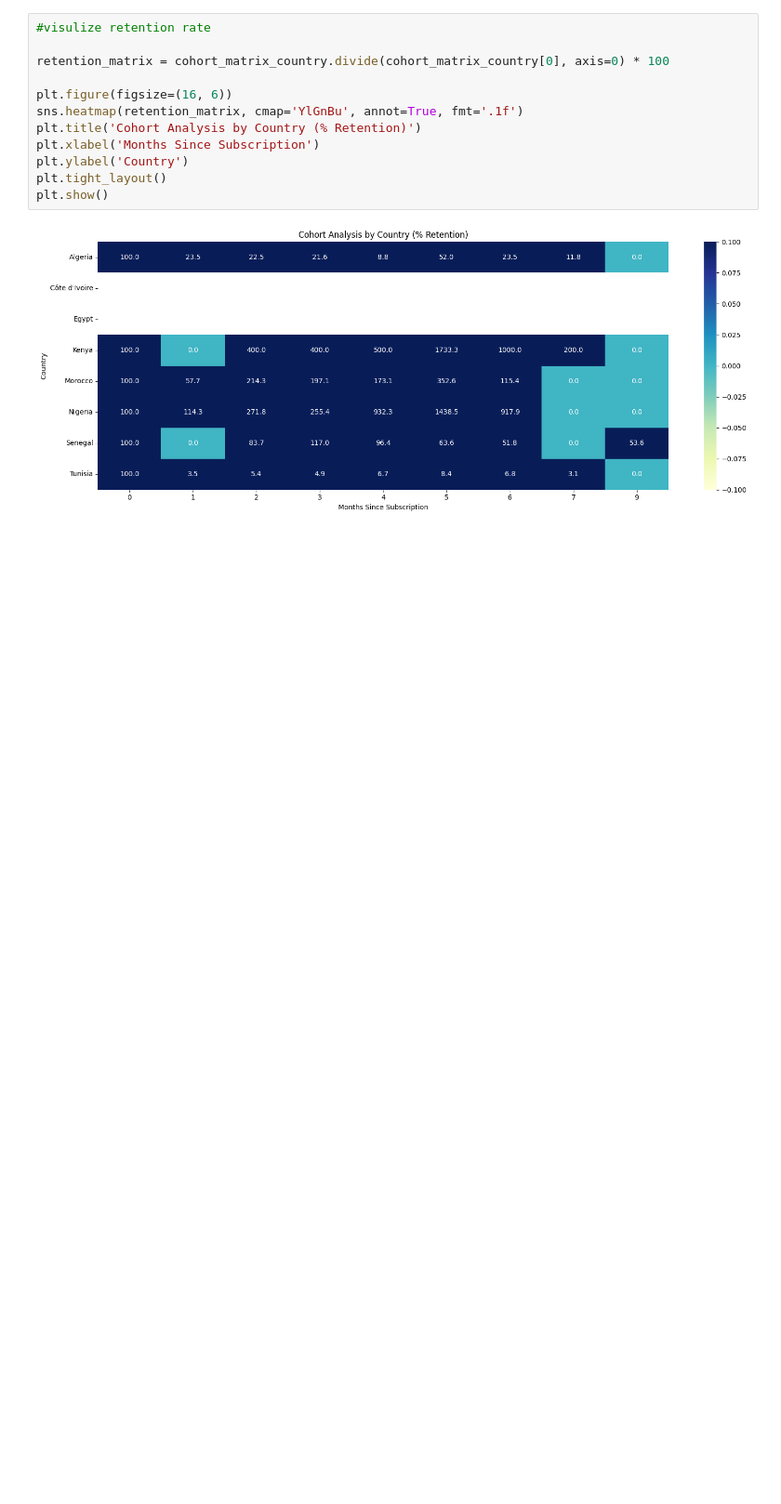
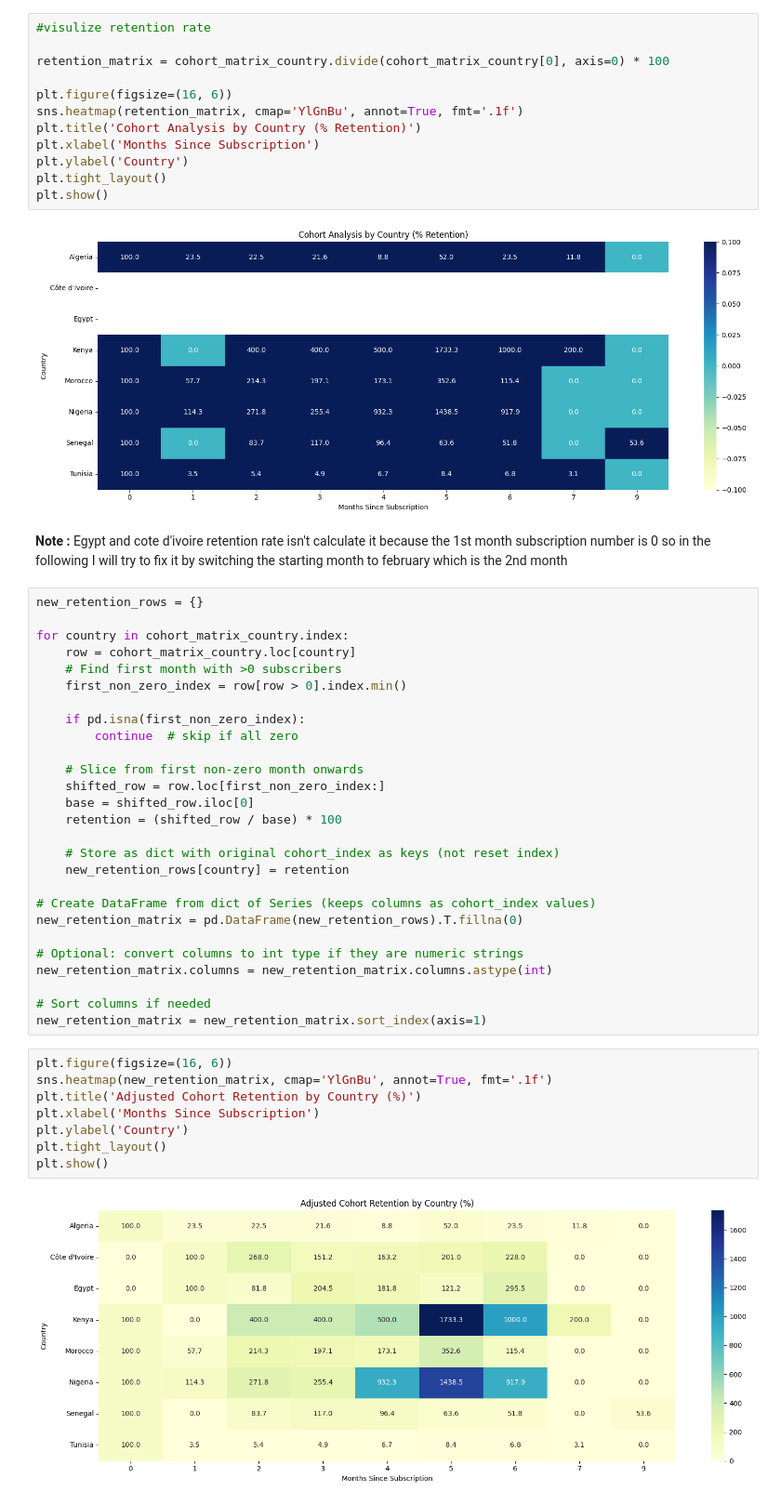
Before and after one commit to MayyaraHY/gomycode-etl-graph-dashboard, a Jupyter notebook: etl_task.ipynb, the cells around one changed output. Shown at 93% size. Drawn from its saved outputs; the diff is of its cells as text; blank space fills up the shorter version.

```diff
--- a/etl_task.ipynb
+++ b/etl_task.ipynb
@@ -470,3 +472,43 @@ plt.tight_layout()
 plt.show()
 # %% [output]
 [figure]
+# %% [markdown]
+**Note :**
+Egypt and cote d'ivoire retention rate isn't calculate it because the 1st month subscription number is 0 so in the following I will try to fix it by switching the starting month to february which is the 2nd month
+# %%
+new_retention_rows = {}
+
+for country in cohort_matrix_country.index:
+    row = cohort_matrix_country.loc[country]
+    # Find first month with >0 subscribers
+    first_non_zero_index = row[row > 0].index.min()
+
+    if pd.isna(first_non_zero_index):
+        continue  # skip if all zero
+
+    # Slice from first non-zero month onwards
+    shifted_row = row.loc[first_non_zero_index:]
+    base = shifted_row.iloc[0]
+    retention = (shifted_row / base) * 100
+
+    # Store as dict with original cohort_index as keys (not reset index)
+    new_retention_rows[country] = retention
+
+# Create DataFrame from dict of Series (keeps columns as cohort_index values)
+new_retention_matrix = pd.DataFrame(new_retention_rows).T.fillna(0)
+
+# Optional: convert columns to int type if they are numeric strings
+new_retention_matrix.columns = new_retention_matrix.columns.astype(int)
+
+# Sort columns if needed
+new_retention_matrix = new_retention_matrix.sort_index(axis=1)
+# %%
+plt.figure(figsize=(16, 6))
+sns.heatmap(new_retention_matrix, cmap='YlGnBu', annot=True, fmt='.1f')
+plt.title('Adjusted Cohort Retention by Country (%)')
+plt.xlabel('Months Since Subscription')
+plt.ylabel('Country')
+plt.tight_layout()
+plt.show()
+# %% [output]
+[figure, added]
```
Also changed, not shown: parts of 54 cells of this notebook.
